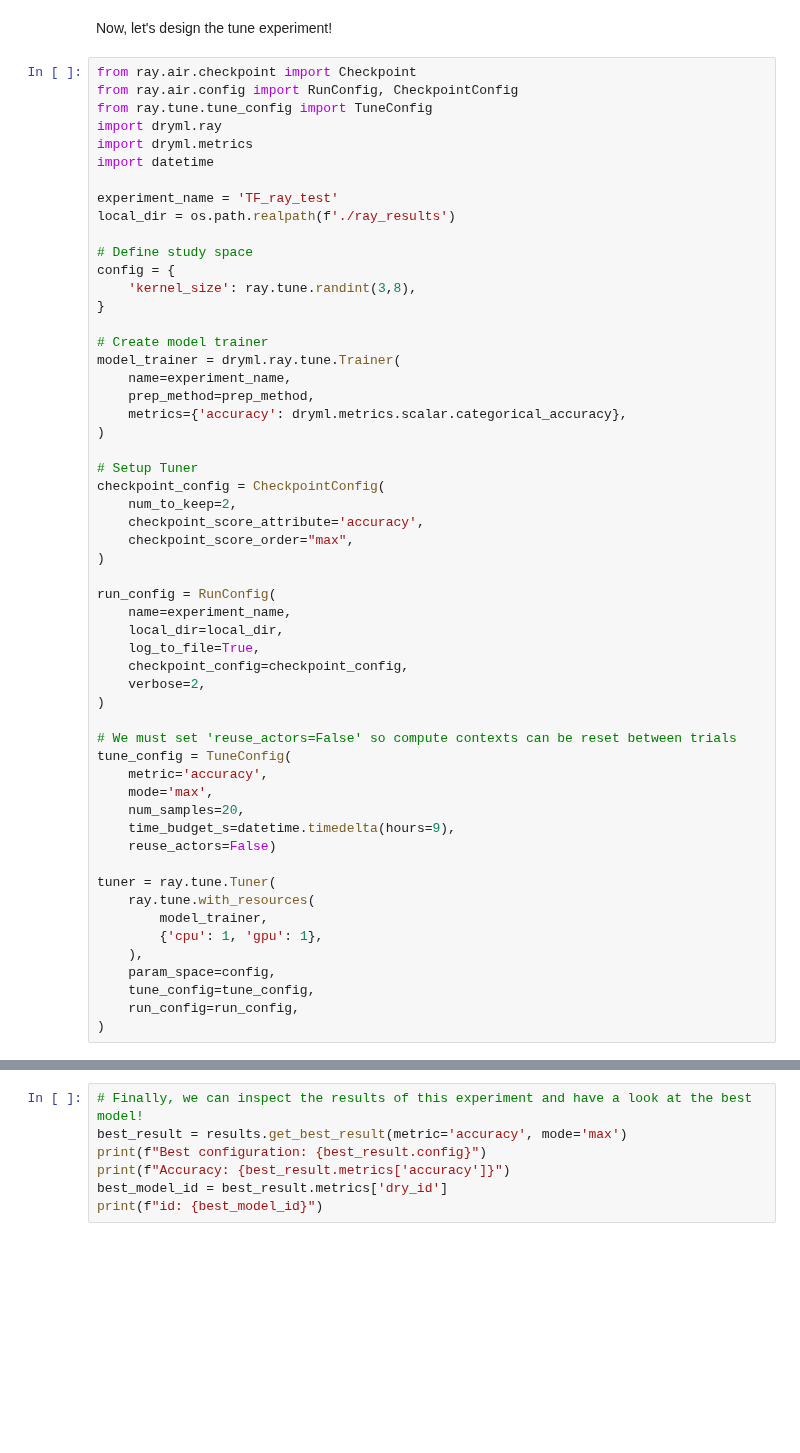
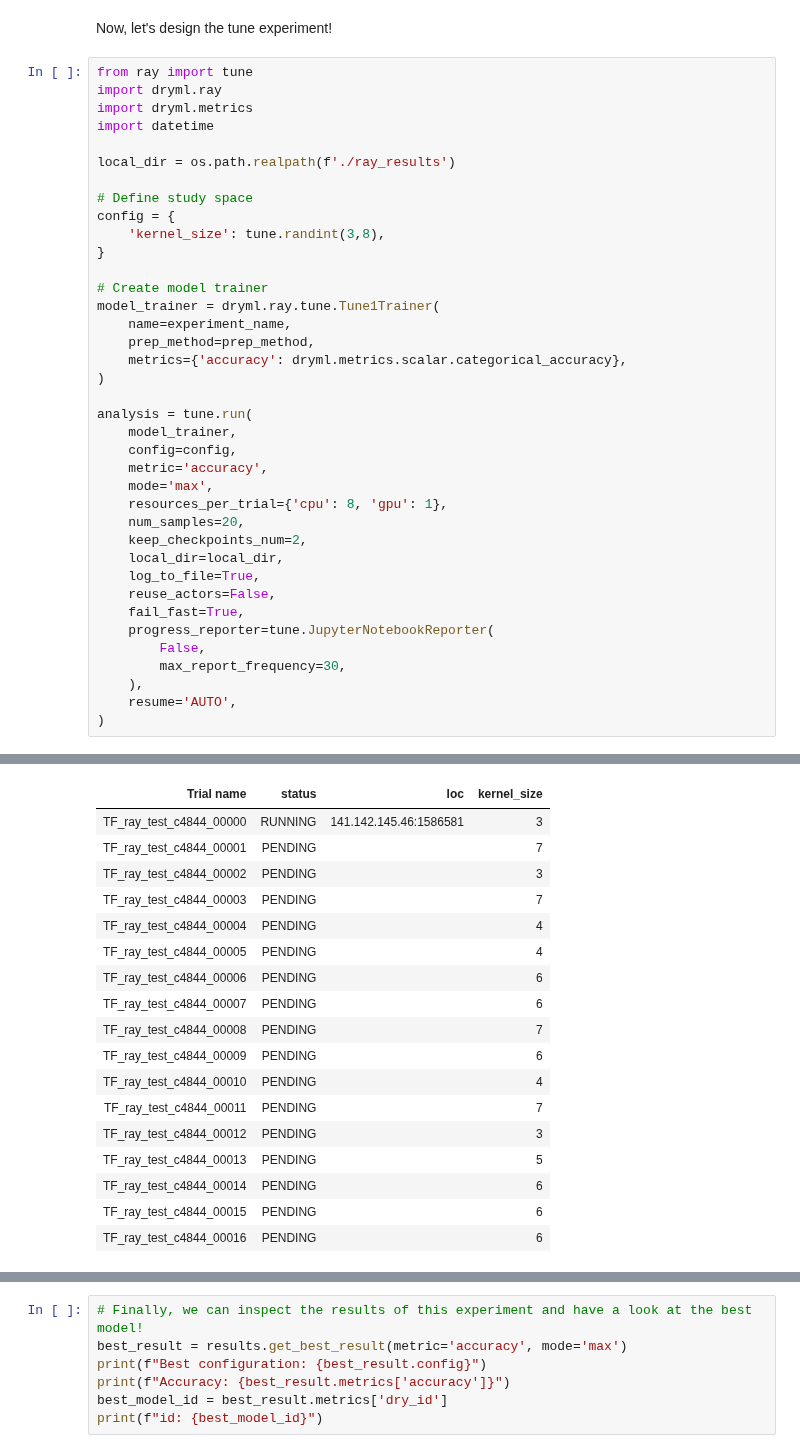
Before and after one commit to ncsa/DRYML, a Jupyter notebook: tutorials/DRYML Tutorial 5 - Hyperparameter Tuning with Ray.ipynb, the cells around one changed output, grey strips where cells are left out. Saved outputs shown, nothing was run; the diff lists cells and outputs as text; blank space fills up the shorter version.

Commit message:
Progress updating lesson 5 for ray 1

```diff
--- a/tutorials/DRYML Tutorial 5 - Hyperparameter Tuning with Ray.ipynb
+++ b/tutorials/DRYML Tutorial 5 - Hyperparameter Tuning with Ray.ipynb
@@ -177,57 +175,41 @@ repo.save()
 # %% [markdown]
 Now, let's design the tune experiment!
 # %%
-from ray.air.checkpoint import Checkpoint
-from ray.air.config import RunConfig, CheckpointConfig
-from ray.tune.tune_config import TuneConfig
+from ray import tune
 import dryml.ray
 import dryml.metrics
 import datetime
 
-experiment_name = 'TF_ray_test'
 local_dir = os.path.realpath(f'./ray_results')
 
 # Define study space
 config = {
-    'kernel_size': ray.tune.randint(3,8),
+    'kernel_size': tune.randint(3,8),
 }
 
 # Create model trainer
-model_trainer = dryml.ray.tune.Trainer(
+model_trainer = dryml.ray.tune.Tune1Trainer(
     name=experiment_name,
     prep_method=prep_method,
     metrics={'accuracy': dryml.metrics.scalar.categorical_accuracy},
 )
 
-# Setup Tuner
-checkpoint_config = CheckpointConfig(
-    num_to_keep=2,
-    checkpoint_score_attribute='accuracy',
-    checkpoint_score_order="max",
-)
-
-run_config = RunConfig(
-    name=experiment_name,
+analysis = tune.run(
+    model_trainer,
+    config=config,
+    metric='accuracy',
+    mode='max',
+    resources_per_trial={'cpu': 8, 'gpu': 1},
+    num_samples=20,
+    keep_checkpoints_num=2,
     local_dir=local_dir,
     log_to_file=True,
-    checkpoint_config=checkpoint_config,
-    verbose=2,
+    reuse_actors=False,
+    fail_fast=True,
+    progress_reporter=tune.JupyterNotebookReporter(
+        False,
+        max_report_frequency=30,
+    ),
+    resume='AUTO',
 )
-
-# We must set 'reuse_actors=False' so compute contexts can be reset between trials
-tune_config = TuneConfig(
-    metric='accuracy',
-    mode='max',
-    num_samples=20,
-    time_budget_s=datetime.timedelta(hours=9),
-    reuse_actors=False)
-
-tuner = ray.tune.Tuner(
-    ray.tune.with_resources(
-        model_trainer,
-        {'cpu': 1, 'gpu': 1},
-    ),
-    param_space=config,
-    tune_config=tune_config,
-    run_config=run_config,
-)
+# %% [output]
@@ -233,0 +267,18 @@ tuner = ray.tune.Tuner(
+| Trial name | status | loc | kernel_size |
+| TF_ray_test_c4844_00000 | RUNNING | 141.142.145.46:1586581 | 3 |
+| TF_ray_test_c4844_00001 | PENDING |  | 7 |
+| TF_ray_test_c4844_00002 | PENDING |  | 3 |
+| TF_ray_test_c4844_00003 | PENDING |  | 7 |
+| TF_ray_test_c4844_00004 | PENDING |  | 4 |
+| TF_ray_test_c4844_00005 | PENDING |  | 4 |
+| TF_ray_test_c4844_00006 | PENDING |  | 6 |
+| TF_ray_test_c4844_00007 | PENDING |  | 6 |
+| TF_ray_test_c4844_00008 | PENDING |  | 7 |
+| TF_ray_test_c4844_00009 | PENDING |  | 6 |
+| TF_ray_test_c4844_00010 | PENDING |  | 4 |
+| TF_ray_test_c4844_00011 | PENDING |  | 7 |
+| TF_ray_test_c4844_00012 | PENDING |  | 3 |
+| TF_ray_test_c4844_00013 | PENDING |  | 5 |
+| TF_ray_test_c4844_00014 | PENDING |  | 6 |
+| TF_ray_test_c4844_00015 | PENDING |  | 6 |
+| TF_ray_test_c4844_00016 | PENDING |  | 6 |
```
Also changed, not shown: parts of 6 cells of this notebook.
